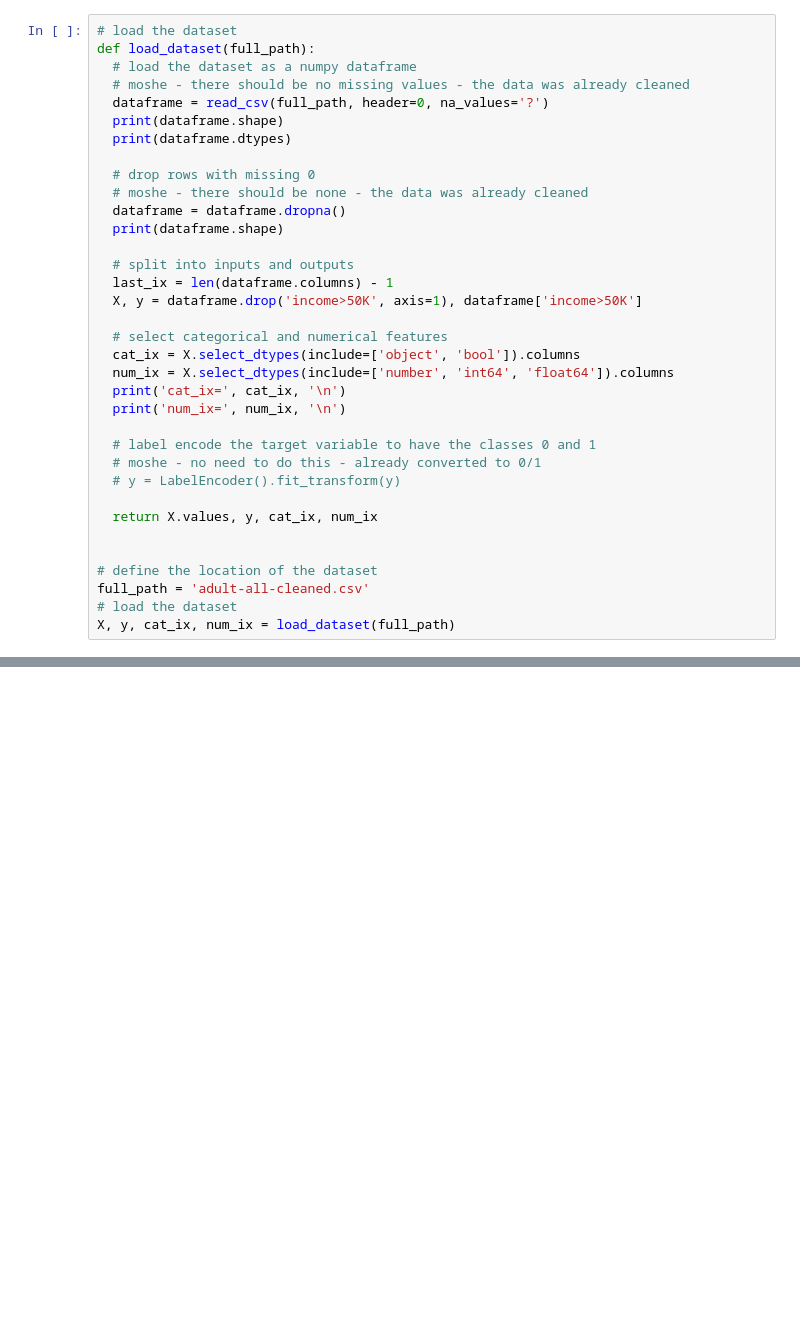
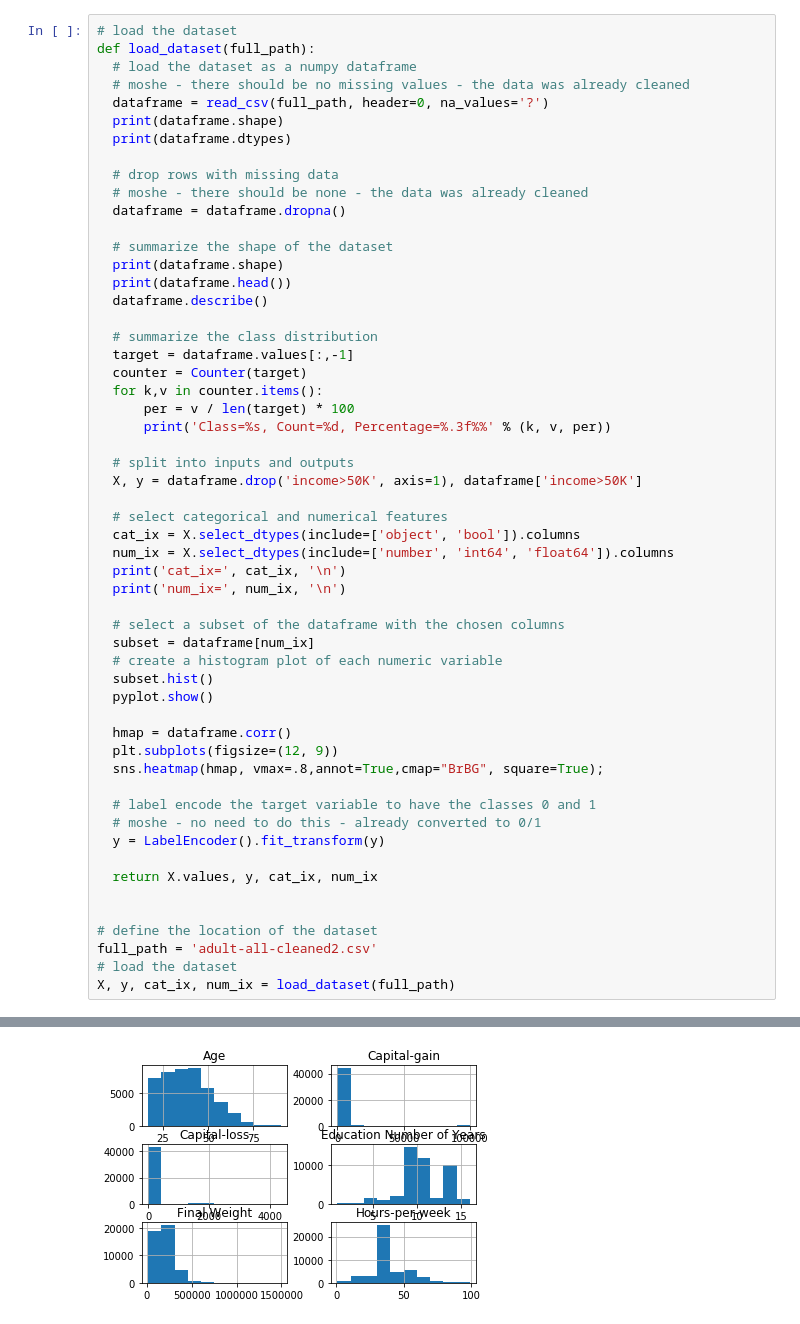
Before and after one commit to moshekranc-git/pythonplayground, a Jupyter notebook: UnbalancedClassification.ipynb, the cells around one changed output, grey strips where cells are left out. Saved outputs shown, nothing was run; the diff lists cells and outputs as text; blank space fills up the shorter version.

```diff
--- a/UnbalancedClassification.ipynb
+++ b/UnbalancedClassification.ipynb
@@ -28,13 +38,23 @@ def load_dataset(full_path):
   print(dataframe.shape)
   print(dataframe.dtypes)
 
-  # drop rows with missing 0
+  # drop rows with missing data
   # moshe - there should be none - the data was already cleaned
   dataframe = dataframe.dropna()
+
+  # summarize the shape of the dataset
   print(dataframe.shape)
+  print(dataframe.head())
+  dataframe.describe()
+
+  # summarize the class distribution
+  target = dataframe.values[:,-1]
+  counter = Counter(target)
+  for k,v in counter.items():
+	  per = v / len(target) * 100
+	  print('Class=%s, Count=%d, Percentage=%.3f%%' % (k, v, per))
 
   # split into inputs and outputs
-  last_ix = len(dataframe.columns) - 1
   X, y = dataframe.drop('income>50K', axis=1), dataframe['income>50K']
 
   # select categorical and numerical features
@@ -43,15 +63,25 @@ def load_dataset(full_path):
   print('cat_ix=', cat_ix, '\n')
   print('num_ix=', num_ix, '\n')
 
+  # select a subset of the dataframe with the chosen columns
+  subset = dataframe[num_ix]
+  # create a histogram plot of each numeric variable
+  subset.hist()
+  pyplot.show()
+
+  hmap = dataframe.corr()
+  plt.subplots(figsize=(12, 9))
+  sns.heatmap(hmap, vmax=.8,annot=True,cmap="BrBG", square=True);
+
   # label encode the target variable to have the classes 0 and 1
   # moshe - no need to do this - already converted to 0/1
-  # y = LabelEncoder().fit_transform(y)
+  y = LabelEncoder().fit_transform(y)
 
   return X.values, y, cat_ix, num_ix
 
 
 # define the location of the dataset
-full_path = 'adult-all-cleaned.csv'
+full_path = 'adult-all-cleaned2.csv'
 # load the dataset
 X, y, cat_ix, num_ix = load_dataset(full_path)
 # %% [output]
@@ -71,4 +101,5 @@ Capital-gain                  int64
 
 num_ix= Index(['Age', 'Final Weight', 'Education Number of Years', 'Capital-gain',
        'Capital-loss', 'Hours-per-week'],
       dtype='object')
+[figure, added]
```
Also changed, not shown: parts of 8 cells of this notebook.
